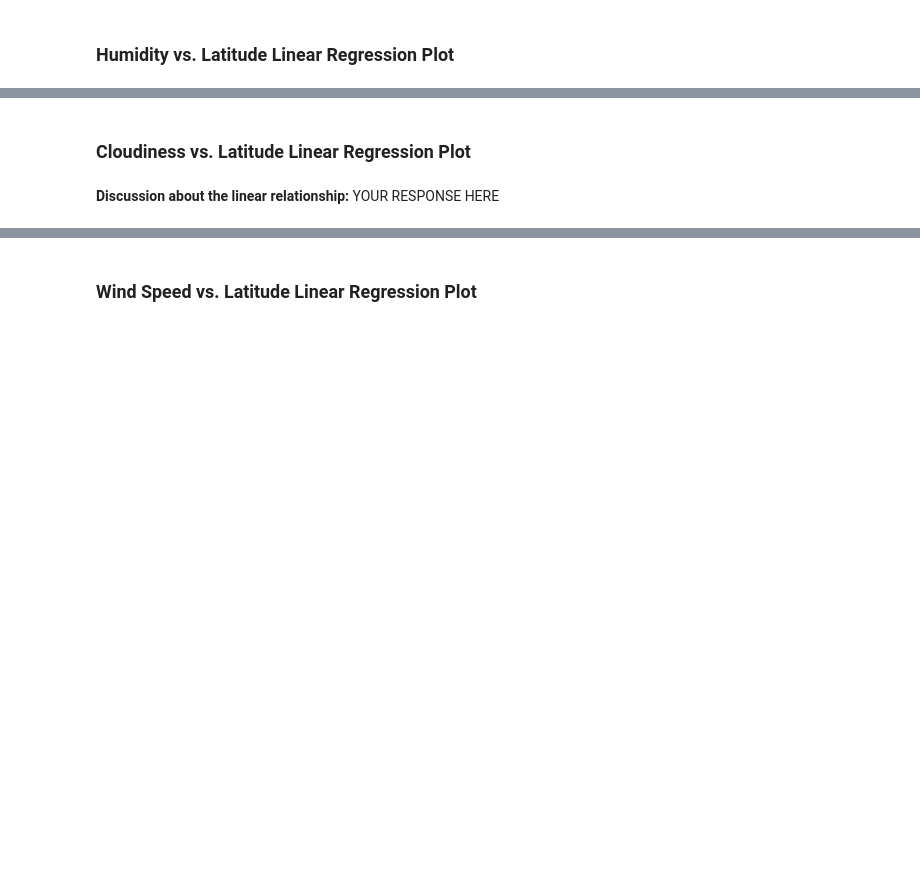
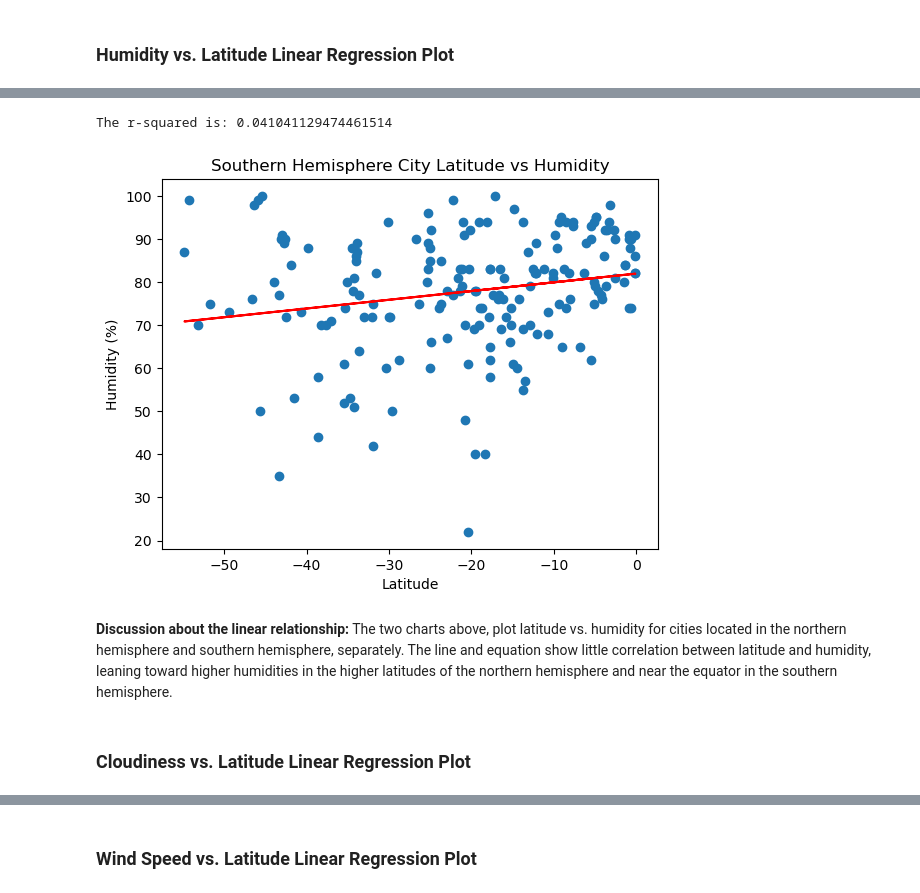
Before and after one commit to Karall0k/python-api-challenge, a Jupyter notebook: WeatherPy/WeatherPy.ipynb, the cells around one changed output, grey strips where cells are left out. Saved outputs shown, nothing was run; the diff lists cells and outputs as text; code cells hidden in the pictures; blank space fills up the shorter version.

```diff
--- a/WeatherPy/WeatherPy.ipynb
+++ b/WeatherPy/WeatherPy.ipynb
@@ -309,2 +385,25 @@ southern_hemi_df.head()
+# %%
+# Southern Hemisphere
+x_values = southern_hemi_df['Lat']
+y_values = southern_hemi_df['Humidity']
+(slope, intercept, rvalue, pvalue, stderr) = linregress(x_values, y_values)
+regress_values = x_values * slope + intercept
+line_eq = "y = " + str(round(slope,2)) + "x + " + str(round(intercept,2))
+
+plt.scatter(x_values,y_values)
+plt.plot(x_values,regress_values,"r-")
+plt.annotate(line_eq,(5.8,0.8),fontsize=15,color="red")
+plt.title("Southern Hemisphere City Latitude vs Humidity")
+plt.xlabel('Latitude')
+plt.ylabel('Humidity (%)')
+print(f"The r-squared is: {rvalue**2}")
+plt.savefig("output_data/Fig8.png")
+plt.show()
+# %% [output]
+The r-squared is: 0.041041129474461514
+[figure, added]
+# %% [markdown]
+**Discussion about the linear relationship:**
+The two charts above, plot latitude vs. humidity for cities located in the northern hemisphere and southern hemisphere, separately. The line and equation show little correlation between latitude and humidity, leaning toward higher humidities in the higher latitudes of the northern hemisphere and near the equator in the southern hemisphere.
 # %% [markdown]
 ### Cloudiness vs. Latitude Linear Regression Plot
@@ -317,2 +409,0 @@ southern_hemi_df.head()
-# %% [markdown]
-**Discussion about the linear relationship:** YOUR RESPONSE HERE
```
Also changed, not shown: parts of 27 cells of this notebook, 12 other files.
